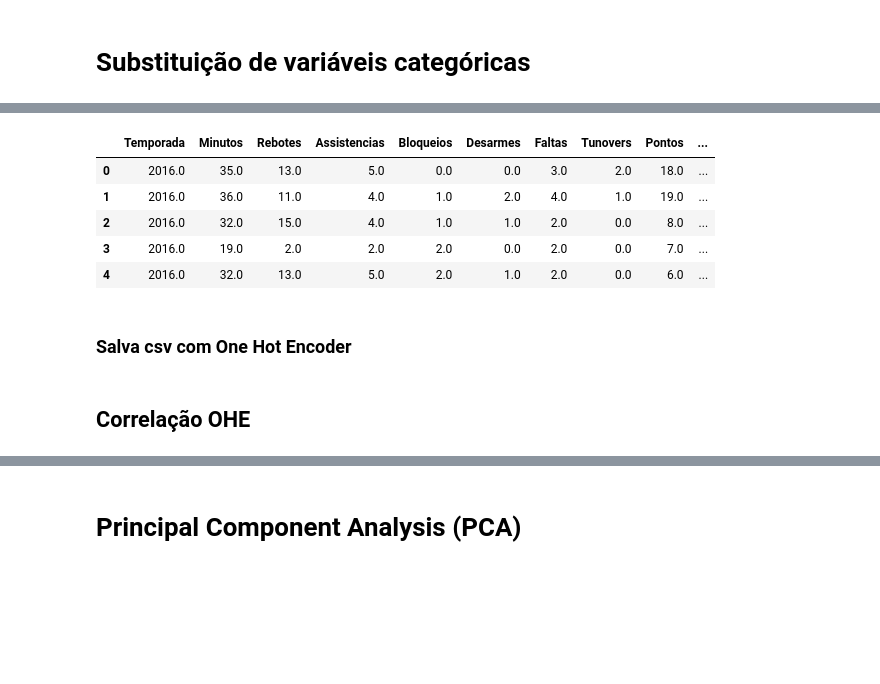
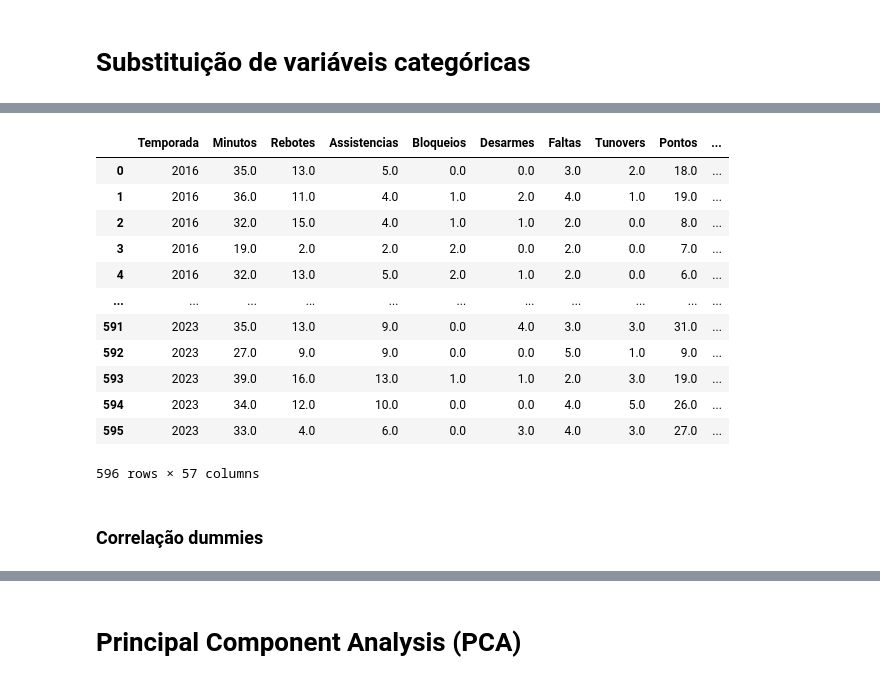
Before and after one commit to victorpecine/nba_data_science, a Jupyter notebook: nba_stats_jokic.ipynb, the cells around one changed output, grey strips where cells are left out. Drawn from its saved outputs; the diff is of its cells as text; code cells hidden in the pictures; blank space fills up the shorter version.

Commit message:
troca de one hot encoder por get_dummies

```diff
--- a/nba_stats_jokic.ipynb
+++ b/nba_stats_jokic.ipynb
@@ -378,3 +382,6 @@ df_stats_jokic['V_D'].value_counts()
 V    351
 D    245
 Name: V_D, dtype: int64
+# %%
+df_stats_jokic.fillna(0, inplace=True)
+df_stats_jokic.isnull().sum()
@@ -747,11 +639,0 @@ df_stats_jokic_ohe.drop(columns=['Adversario', 'Casa_Fora', 'V_D', 'Conferencia'
-# %%
-df_stats_jokic_ohe.head()
-# %% [output]
-|  | Temporada | Minutos | Rebotes | Assistencias | Bloqueios | Desarmes | Faltas | Tunovers | Pontos | ... |
-| 0 | 2016.0 | 35.0 | 13.0 | 5.0 | 0.0 | 0.0 | 3.0 | 2.0 | 18.0 | ... |
-| 1 | 2016.0 | 36.0 | 11.0 | 4.0 | 1.0 | 2.0 | 4.0 | 1.0 | 19.0 | ... |
-| 2 | 2016.0 | 32.0 | 15.0 | 4.0 | 1.0 | 1.0 | 2.0 | 0.0 | 8.0 | ... |
-| 3 | 2016.0 | 19.0 | 2.0 | 2.0 | 2.0 | 0.0 | 2.0 | 0.0 | 7.0 | ... |
-| 4 | 2016.0 | 32.0 | 13.0 | 5.0 | 2.0 | 1.0 | 2.0 | 0.0 | 6.0 | ... |
-# %% [markdown]
-### Salva csv com One Hot Encoder
@@ -763,3 +640,23 @@ df_stats_jokic_ohe.head()
+# %%
+df_stats_jokic_for_dummies = df_stats_jokic.copy()
+df_stats_jokic_for_dummies.reset_index(drop=True, inplace=True)
+# %%
+df_stats_jokic_dummies = pd.get_dummies(df_stats_jokic_for_dummies, prefix='', prefix_sep='')
+df_stats_jokic_dummies
+# %% [output]
+|  | Temporada | Minutos | Rebotes | Assistencias | Bloqueios | Desarmes | Faltas | Tunovers | Pontos | ... |
+| 0 | 2016 | 35.0 | 13.0 | 5.0 | 0.0 | 0.0 | 3.0 | 2.0 | 18.0 | ... |
+| 1 | 2016 | 36.0 | 11.0 | 4.0 | 1.0 | 2.0 | 4.0 | 1.0 | 19.0 | ... |
+| 2 | 2016 | 32.0 | 15.0 | 4.0 | 1.0 | 1.0 | 2.0 | 0.0 | 8.0 | ... |
+| 3 | 2016 | 19.0 | 2.0 | 2.0 | 2.0 | 0.0 | 2.0 | 0.0 | 7.0 | ... |
+| 4 | 2016 | 32.0 | 13.0 | 5.0 | 2.0 | 1.0 | 2.0 | 0.0 | 6.0 | ... |
+| ... | ... | ... | ... | ... | ... | ... | ... | ... | ... | ... |
+| 591 | 2023 | 35.0 | 13.0 | 9.0 | 0.0 | 4.0 | 3.0 | 3.0 | 31.0 | ... |
+| 592 | 2023 | 27.0 | 9.0 | 9.0 | 0.0 | 0.0 | 5.0 | 1.0 | 9.0 | ... |
+| 593 | 2023 | 39.0 | 16.0 | 13.0 | 1.0 | 1.0 | 2.0 | 3.0 | 19.0 | ... |
+| 594 | 2023 | 34.0 | 12.0 | 10.0 | 0.0 | 0.0 | 4.0 | 5.0 | 26.0 | ... |
+| 595 | 2023 | 33.0 | 4.0 | 6.0 | 0.0 | 3.0 | 4.0 | 3.0 | 27.0 | ... |
+596 rows × 57 columns
 # %% [markdown]
-## Correlação OHE
+### Correlação dummies
 # %%
```
Also changed, not shown: parts of 54 cells of this notebook.
